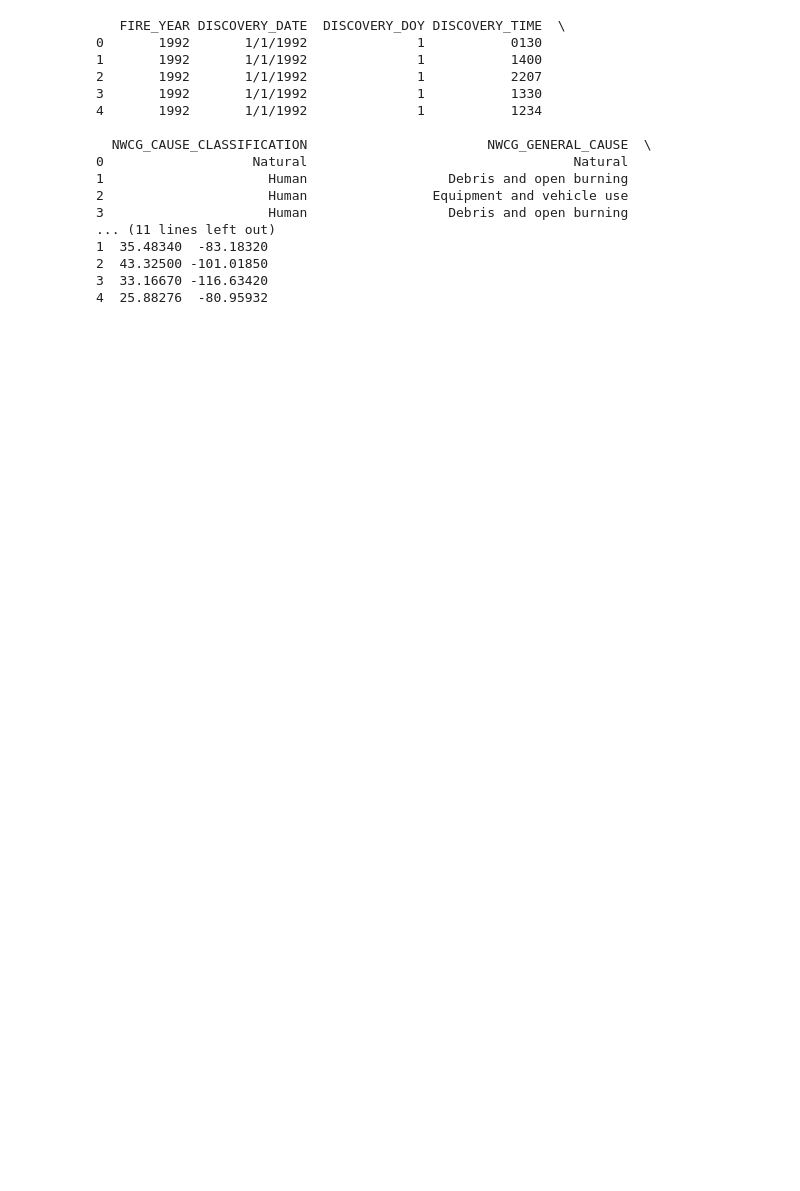
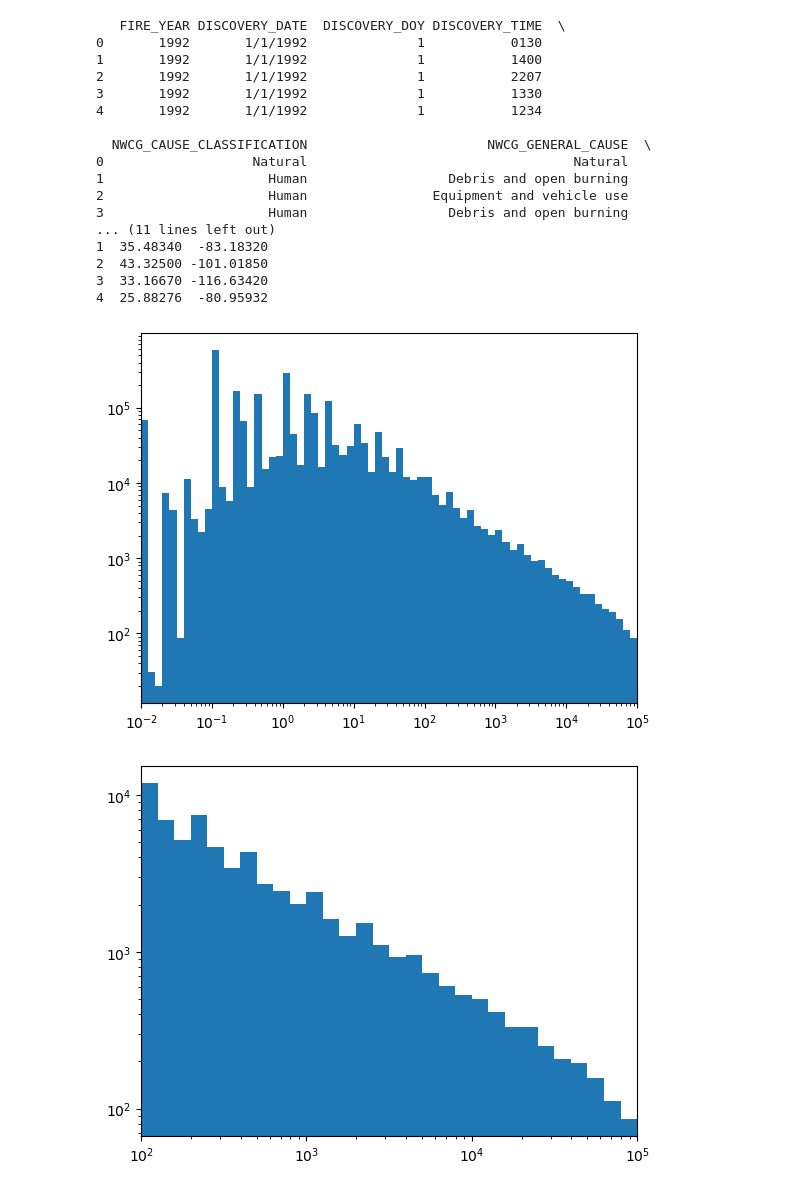
Before and after one commit to rucskajj/Data-Science-Projects, a Jupyter notebook: USWildfires00-20/US_Wildfires_Analysis.ipynb, the cells around one changed output. Saved outputs shown, nothing was run; the diff lists cells and outputs as text; code cells hidden in the pictures; blank space fills up the shorter version.

```diff
--- a/USWildfires00-20/US_Wildfires_Analysis.ipynb
+++ b/USWildfires00-20/US_Wildfires_Analysis.ipynb
@@ -27,3 +27,26 @@ print(df.head()) # Ordered by Discovery Date
 2  43.32500 -101.01850
 3  33.16670 -116.63420
 4  25.88276  -80.95932
+# %%
+fig, ax = plt.subplots()
+
+ax.hist(df['FIRE_SIZE'], bins=np.logspace(-2,5, 71))
+ax.set_xscale('log'); ax.set_yscale('log');
+ax.set_xlim([10**(-2),10**(5)])
+
+plt.show()
+
+df_lrg = df.loc[(df['FIRE_SIZE'] >= 100), ['NWCG_GENERAL_CAUSE','FIRE_YEAR','FIRE_SIZE',
+                                           'DISCOVERY_TIME','FIRE_SIZE_CLASS',
+                                          'LATITUDE', 'LONGITUDE']]
+
+fig, ax = plt.subplots()
+
+ax.hist(df_lrg['FIRE_SIZE'], bins=np.logspace(2,5, 31))
+ax.set_xscale('log'); ax.set_yscale('log');
+ax.set_xlim([10**(2),10**(5)])
+
+plt.show()
+# %% [output]
+[figure, added]
+[figure, added]
```
Also changed, not shown: parts of 10 cells of this notebook, 1 other file.
